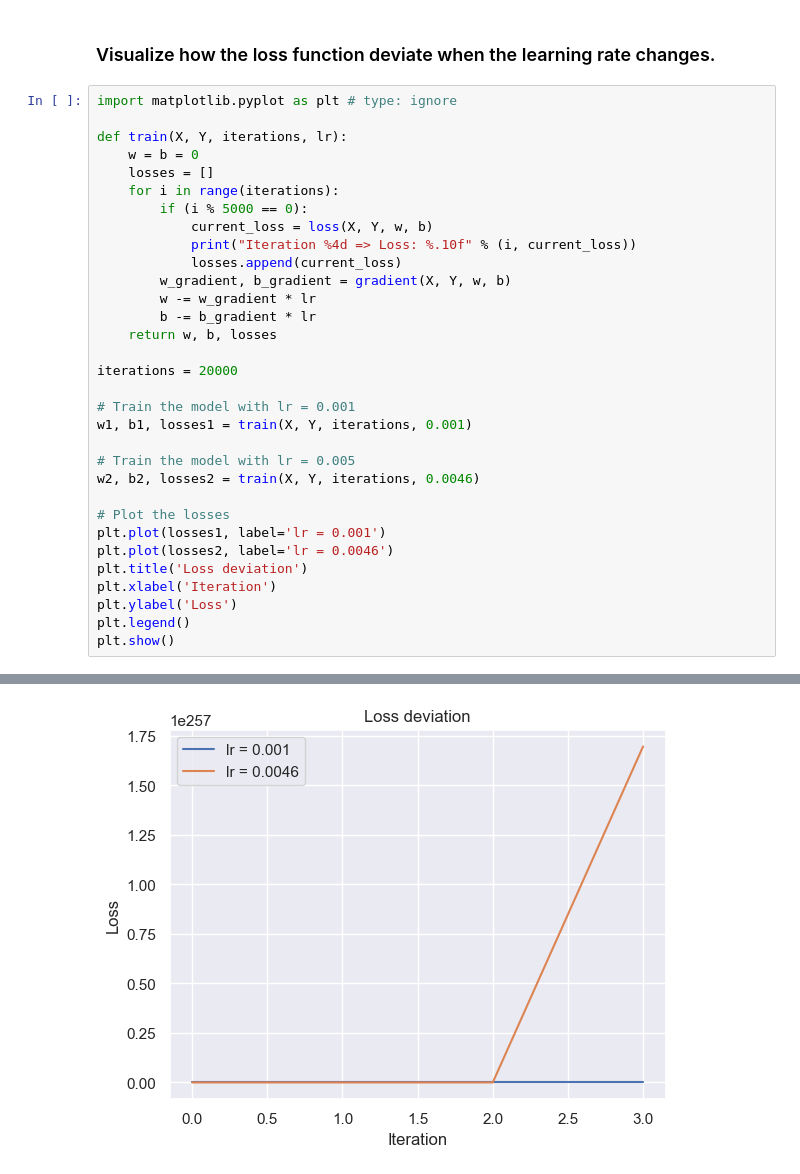
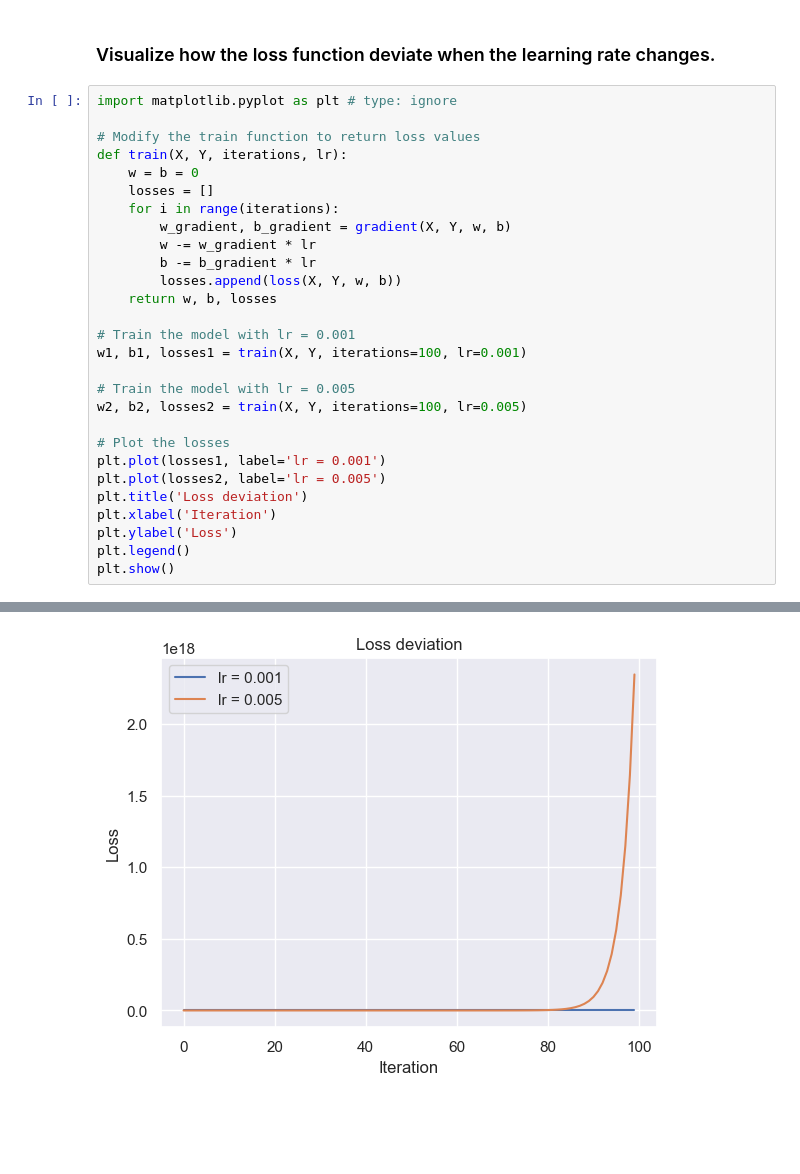
Before and after one commit to KaSaNaa/ML-Exercises, a Jupyter notebook: Pizza/pizza_Problem.ipynb, the cells around one changed output, grey strips where cells are left out. Saved outputs shown, nothing was run; the diff lists cells and outputs as text; blank space fills up the shorter version.

Commit message:
feat: Improve model training process
Visualized how the loss function deviate when the learning rate changes

```diff
--- a/Pizza/pizza_Problem.ipynb
+++ b/Pizza/pizza_Problem.ipynb
@@ -231,30 +231,26 @@ Prediction: x=20 => y=34.79
 # %%
 import matplotlib.pyplot as plt # type: ignore
 
+# Modify the train function to return loss values
 def train(X, Y, iterations, lr):
     w = b = 0
     losses = []
     for i in range(iterations):
-        if (i % 5000 == 0):
-            current_loss = loss(X, Y, w, b)
-            print("Iteration %4d => Loss: %.10f" % (i, current_loss))
-            losses.append(current_loss)
         w_gradient, b_gradient = gradient(X, Y, w, b)
         w -= w_gradient * lr
         b -= b_gradient * lr
+        losses.append(loss(X, Y, w, b))
     return w, b, losses
 
-iterations = 20000
-
 # Train the model with lr = 0.001
-w1, b1, losses1 = train(X, Y, iterations, 0.001)
+w1, b1, losses1 = train(X, Y, iterations=100, lr=0.001)
 
 # Train the model with lr = 0.005
-w2, b2, losses2 = train(X, Y, iterations, 0.0046)
+w2, b2, losses2 = train(X, Y, iterations=100, lr=0.005)
 
 # Plot the losses
 plt.plot(losses1, label='lr = 0.001')
-plt.plot(losses2, label='lr = 0.0046')
+plt.plot(losses2, label='lr = 0.005')
 plt.title('Loss deviation')
 plt.xlabel('Iteration')
 plt.ylabel('Loss')
@@ -272 +260 @@ Iteration 15000 => Loss: 1697033371388887775962463313996836369813320741209933699
-[figure, old version]
+[figure, new version]
```
Also changed, not shown: parts of 1 cell of this notebook.
